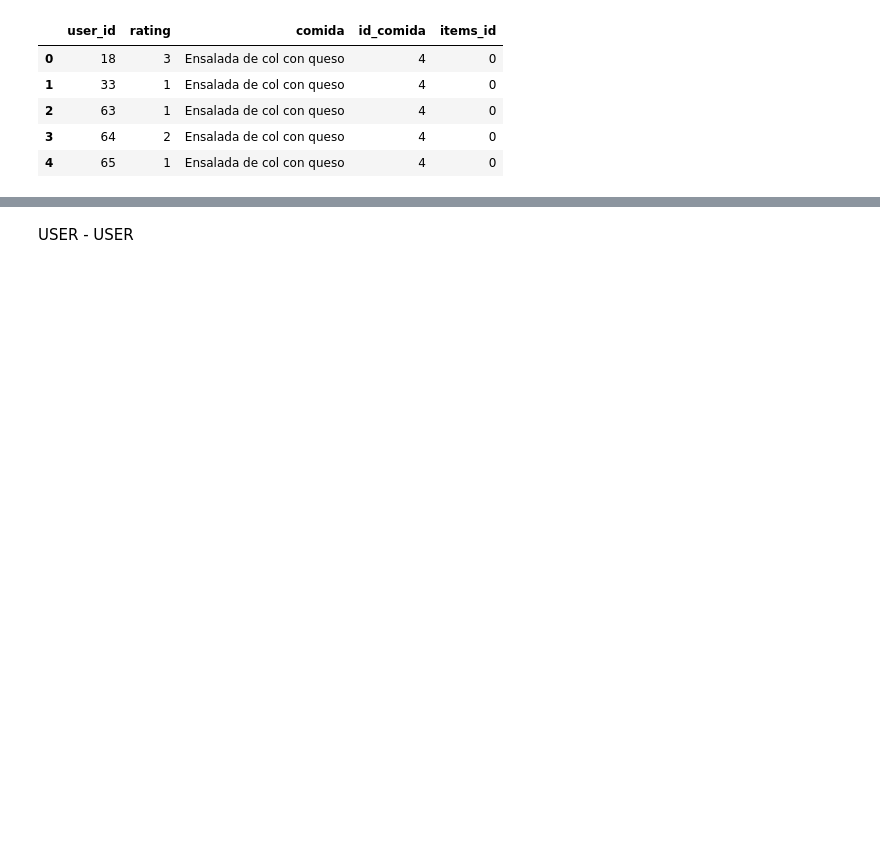
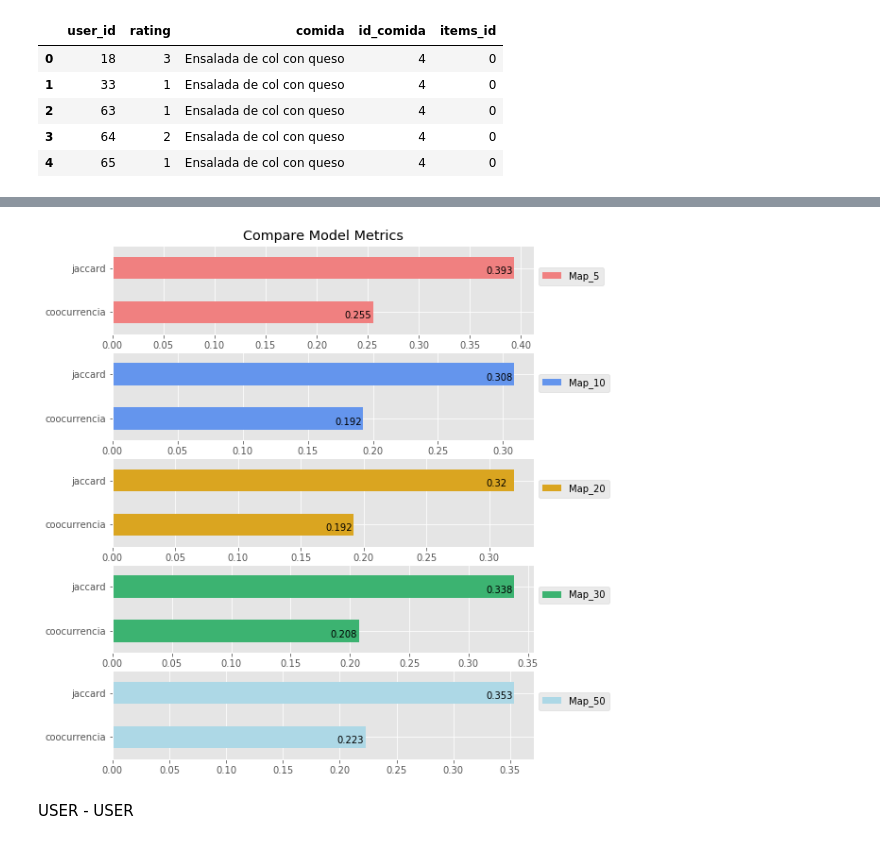
Before and after one commit to matiasch11/menu_semanal, a Jupyter notebook: Recomendador.ipynb, the cells around one changed output, grey strips where cells are left out. Cells and saved outputs as stored; diff of their text form; code cells hidden in the pictures; blank space fills up the shorter version.

```diff
--- a/Recomendador.ipynb
+++ b/Recomendador.ipynb
@@ -400,3 +669,7 @@ map@50=0.361
+# %%
+compare_model_metrics([matriz_coocurrencia_m_r, jaccard_m_r], 'Map')
+# %% [output]
+[figure, added]
 # %%
 # Memory Based in Collaborate Filter
 # %%
```
Also changed, not shown: parts of 47 cells of this notebook.
